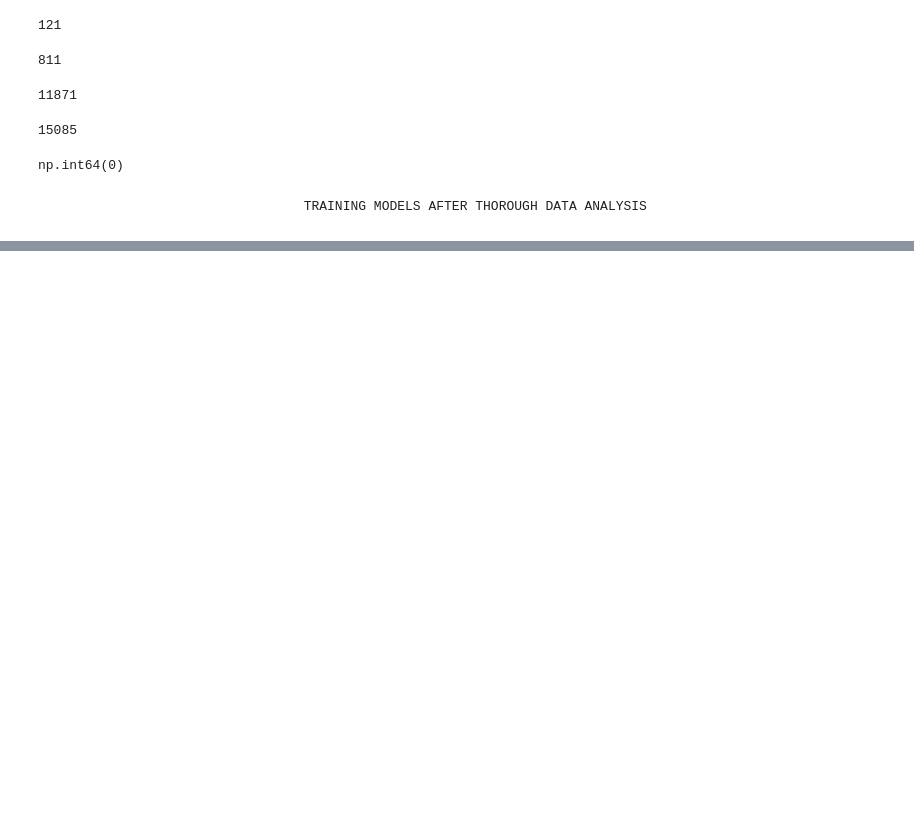
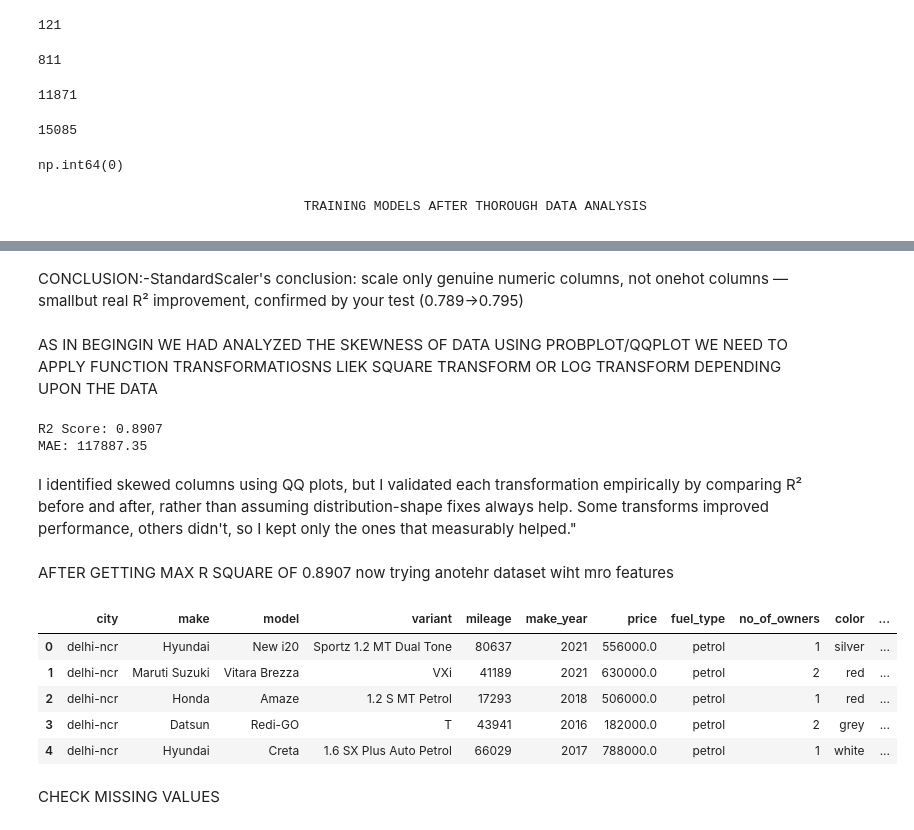
Before and after one commit to MRSE435/AUTOWORTH_BACKEND, a Jupyter notebook: model_testing.ipynb, the cells around one changed output, grey strips where cells are left out. Drawn from its saved outputs; the diff is of its cells as text; code cells hidden in the pictures; blank space fills up the shorter version.

```diff
--- a/model_testing.ipynb
+++ b/model_testing.ipynb
@@ -214,0 +307,52 @@ np.int64(0)
+# %% [markdown]
+CONCLUSION:-StandardScaler's conclusion: scale only genuine numeric columns, not onehot columns — smallbut real R² improvement, confirmed by your test (0.789→0.795)
+# %% [markdown]
+AS IN BEGINGIN WE HAD ANALYZED THE SKEWNESS OF DATA USING PROBPLOT/QQPLOT WE NEED TO APPLY FUNCTION TRANSFORMATIOSNS LIEK SQUARE TRANSFORM OR LOG TRANSFORM DEPENDING UPON THE DATA
+# %%
+import pandas as pd
+import numpy as np
+from sklearn.preprocessing import StandardScaler
+from sklearn.model_selection import train_test_split
+from sklearn.linear_model import LinearRegression
+from sklearn.metrics import r2_score, mean_absolute_error
+df = pd.read_csv("car.csv")
+
+df = pd.get_dummies(df, drop_first=True)
+X = df.drop("selling_price", axis=1)
+y = df["selling_price"]
+# log transform target
+y_log = np.log1p(y)
+X_train, X_test, y_train_log, y_test_log = train_test_split(
+X, y_log, test_size=0.2, random_state=42
+)
+scaler = StandardScaler()
+X_train = scaler.fit_transform(X_train)
+X_test = scaler.transform(X_test)
+model = LinearRegression()
+model.fit(X_train, y_train_log)
+# predict log price
+pred_log = model.predict(X_test)
+# convert back to actual price
+pred_price = np.expm1(pred_log)
+y_test_price = np.expm1(y_test_log)
+print("R2 Score:", round(r2_score(y_test_price, pred_price), 4))
+print("MAE:", round(mean_absolute_error(y_test_price, pred_price), 2))
+# %% [output]
+R2 Score: 0.8907
+MAE: 117887.35
+# %% [markdown]
+I identified skewed columns using QQ plots, but I validated each transformation empirically by comparing R² before and after, rather than assuming distribution-shape fixes always help. Some transforms improved performance, others didn't, so I kept only the ones that measurably helped."
+# %% [markdown]
+AFTER GETTING MAX R SQUARE OF 0.8907 now trying anotehr dataset wiht mro features
+# %%
+df2=pd.read_csv("delhicar.csv")
+df2.head()
+# %% [output]
+|  | city | make | model | variant | mileage | make_year | price | fuel_type | no_of_owners | color | ... |
+| 0 | delhi-ncr | Hyundai | New i20 | Sportz 1.2 MT Dual Tone | 80637 | 2021 | 556000.0 | petrol | 1 | silver | ... |
+| 1 | delhi-ncr | Maruti Suzuki | Vitara Brezza | VXi | 41189 | 2021 | 630000.0 | petrol | 2 | red | ... |
+| 2 | delhi-ncr | Honda | Amaze | 1.2 S MT Petrol | 17293 | 2018 | 506000.0 | petrol | 1 | red | ... |
+| 3 | delhi-ncr | Datsun | Redi-GO | T | 43941 | 2016 | 182000.0 | petrol | 2 | grey | ... |
+| 4 | delhi-ncr | Hyundai | Creta | 1.6 SX Plus Auto Petrol | 66029 | 2017 | 788000.0 | petrol | 1 | white | ... |
+# %% [markdown]
+CHECK MISSING VALUES
```
Also changed, not shown: parts of 40 cells of this notebook, 2 other files.
